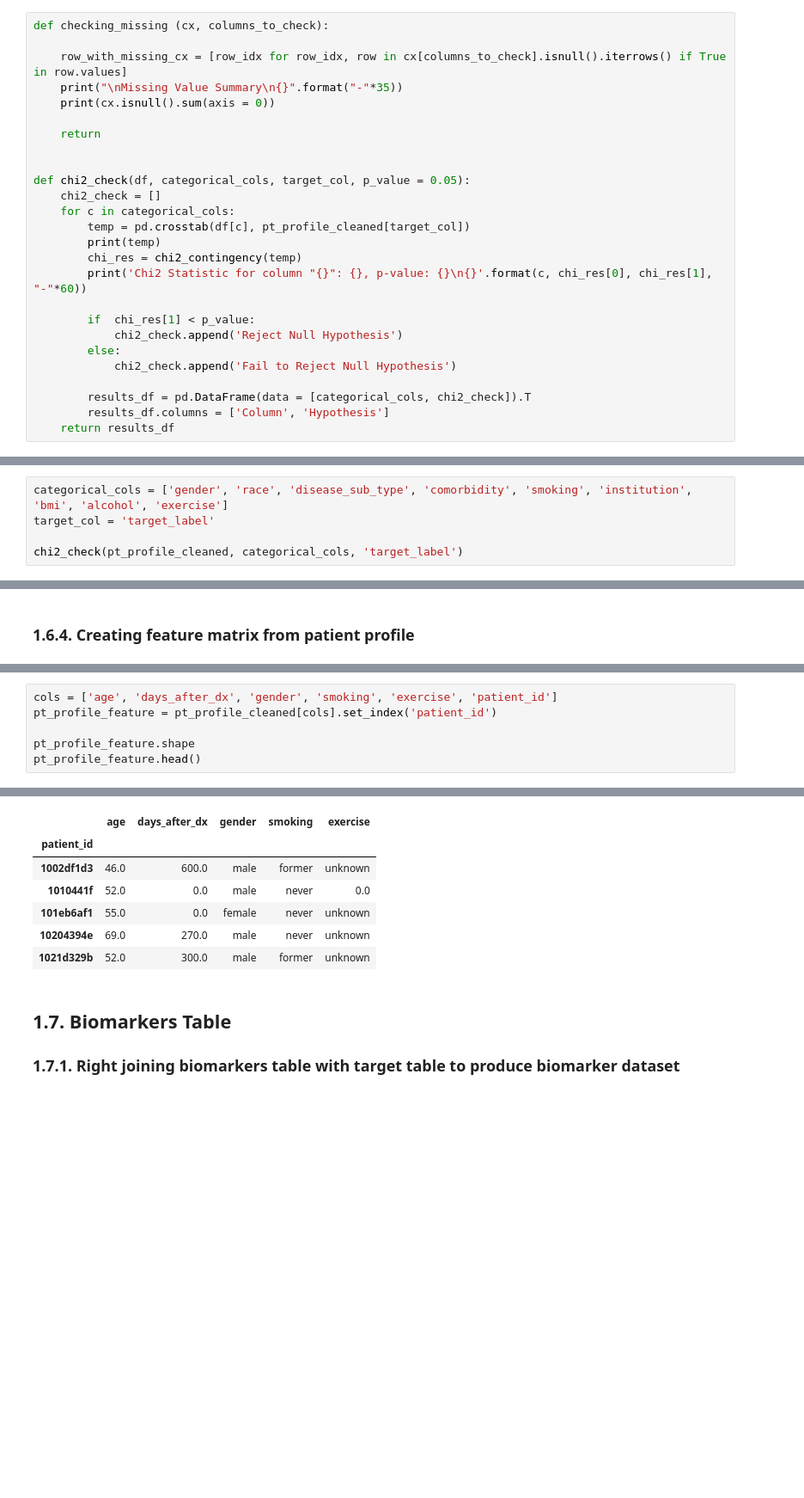
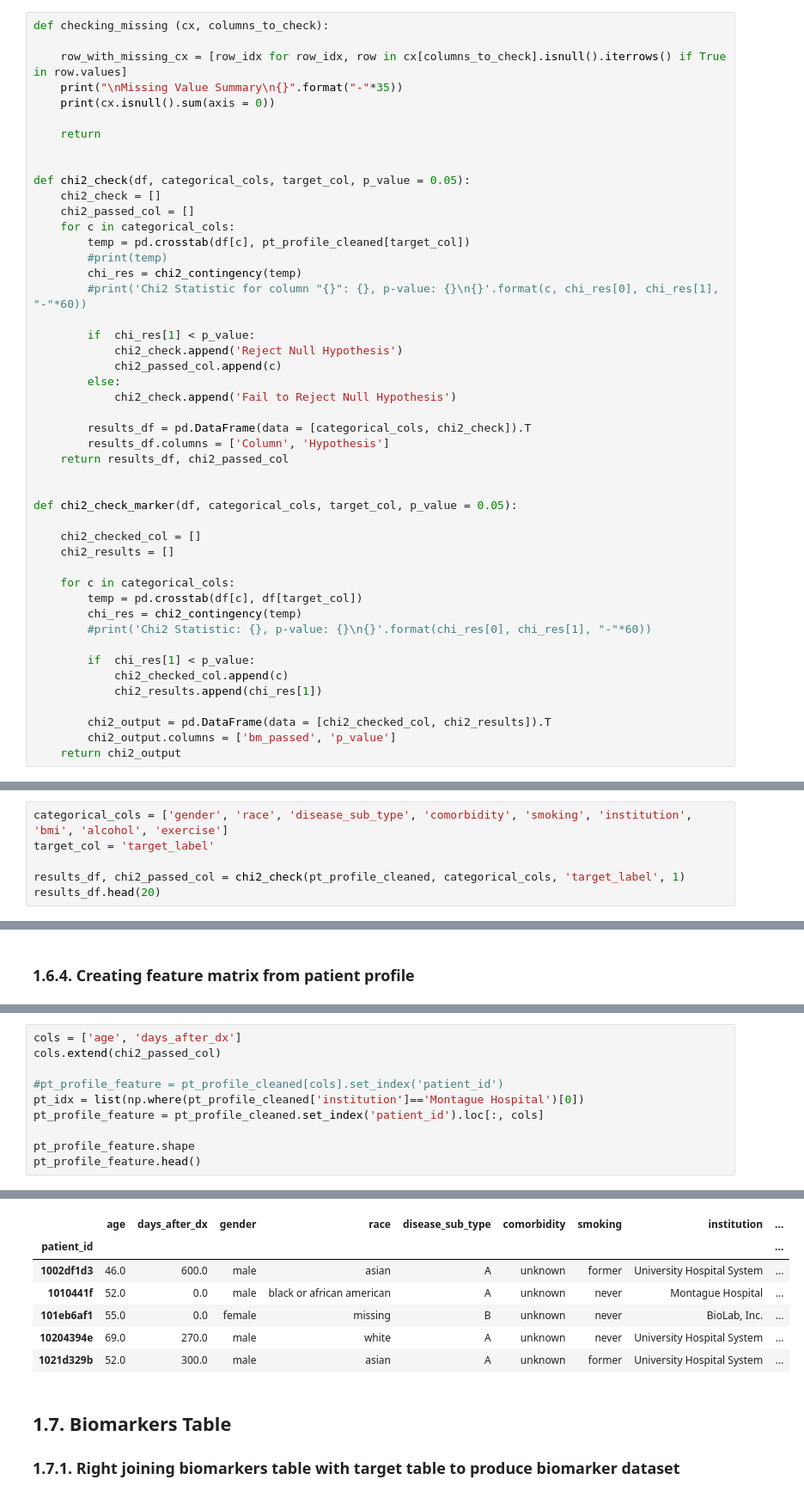
Before and after one commit to yeenott/t_case_study, a Jupyter notebook: case_submission.ipynb, the cells around one changed output, grey strips where cells are left out. Shown at 86% size. Cells and saved outputs as stored; diff of their text form; blank space fills up the shorter version.

```diff
--- a/case_submission.ipynb
+++ b/case_submission.ipynb
@@ -44,20 +44,41 @@ def checking_missing (cx, columns_to_check):
 
 def chi2_check(df, categorical_cols, target_col, p_value = 0.05):
     chi2_check = []
+    chi2_passed_col = []
     for c in categorical_cols:
         temp = pd.crosstab(df[c], pt_profile_cleaned[target_col])
-        print(temp)
+        #print(temp)
         chi_res = chi2_contingency(temp)
-        print('Chi2 Statistic for column "{}": {}, p-value: {}\n{}'.format(c, chi_res[0], chi_res[1], "-"*60))
+        #print('Chi2 Statistic for column "{}": {}, p-value: {}\n{}'.format(c, chi_res[0], chi_res[1], "-"*60))
 
         if  chi_res[1] < p_value:
             chi2_check.append('Reject Null Hypothesis')
+            chi2_passed_col.append(c)
         else:
             chi2_check.append('Fail to Reject Null Hypothesis')
 
         results_df = pd.DataFrame(data = [categorical_cols, chi2_check]).T
         results_df.columns = ['Column', 'Hypothesis']
-    return results_df
+    return results_df, chi2_passed_col
+
+
+def chi2_check_marker(df, categorical_cols, target_col, p_value = 0.05):
+
+    chi2_checked_col = []
+    chi2_results = []
+
+    for c in categorical_cols:
+        temp = pd.crosstab(df[c], df[target_col])
+        chi_res = chi2_contingency(temp)
+        #print('Chi2 Statistic: {}, p-value: {}\n{}'.format(chi_res[0], chi_res[1], "-"*60))
+
+        if  chi_res[1] < p_value:
+            chi2_checked_col.append(c)
+            chi2_results.append(chi_res[1])
+
+        chi2_output = pd.DataFrame(data = [chi2_checked_col, chi2_results]).T
+        chi2_output.columns = ['bm_passed', 'p_value']
+    return chi2_output
 # %% [markdown]
 # 1. Loading Data, EDA and Data Preprocessing
 ## 1.1. Patient profile table
@@ -490,5 +511,6 @@ plt.show()
 categorical_cols = ['gender', 'race', 'disease_sub_type', 'comorbidity', 'smoking', 'institution', 'bmi', 'alcohol', 'exercise']
 target_col = 'target_label'
 
-chi2_check(pt_profile_cleaned, categorical_cols, 'target_label')
+results_df, chi2_passed_col = chi2_check(pt_profile_cleaned, categorical_cols, 'target_label', 1)
+results_df.head(20)
 # %% [output]
@@ -542,6 +568,10 @@ sns.violinplot(data=pt_profile_cleaned, x='target_label', y='days_after_dx',hue
 # %%
-cols = ['age', 'days_after_dx', 'gender', 'smoking', 'exercise', 'patient_id']
-pt_profile_feature = pt_profile_cleaned[cols].set_index('patient_id')
+cols = ['age', 'days_after_dx']
+cols.extend(chi2_passed_col)
+
+#pt_profile_feature = pt_profile_cleaned[cols].set_index('patient_id')
+pt_idx = list(np.where(pt_profile_cleaned['institution']=='Montague Hospital')[0])
+pt_profile_feature = pt_profile_cleaned.set_index('patient_id').loc[:, cols]
 
 pt_profile_feature.shape
 pt_profile_feature.head()
@@ -550,10 +580,10 @@ pt_profile_feature.head()
-|  | age | days_after_dx | gender | smoking | exercise |
-| patient_id |  |  |  |  |  |
-| 1002df1d3 | 46.0 | 600.0 | male | former | unknown |
-| 1010441f | 52.0 | 0.0 | male | never | 0.0 |
-| 101eb6af1 | 55.0 | 0.0 | female | never | unknown |
-| 10204394e | 69.0 | 270.0 | male | never | unknown |
-| 1021d329b | 52.0 | 300.0 | male | former | unknown |
+|  | age | days_after_dx | gender | race | disease_sub_type | comorbidity | smoking | institution | ... |
+| patient_id |  |  |  |  |  |  |  |  | ... |
+| 1002df1d3 | 46.0 | 600.0 | male | asian | A | unknown | former | University Hospital System | ... |
+| 1010441f | 52.0 | 0.0 | male | black or african american | A | unknown | never | Montague Hospital | ... |
+| 101eb6af1 | 55.0 | 0.0 | female | missing | B | unknown | never | BioLab, Inc. | ... |
+| 10204394e | 69.0 | 270.0 | male | white | A | unknown | never | University Hospital System | ... |
+| 1021d329b | 52.0 | 300.0 | male | asian | A | unknown | former | University Hospital System | ... |
 # %% [markdown]
 ## 1.7. Biomarkers Table
 
```
Also changed, not shown: parts of 28 cells of this notebook.
